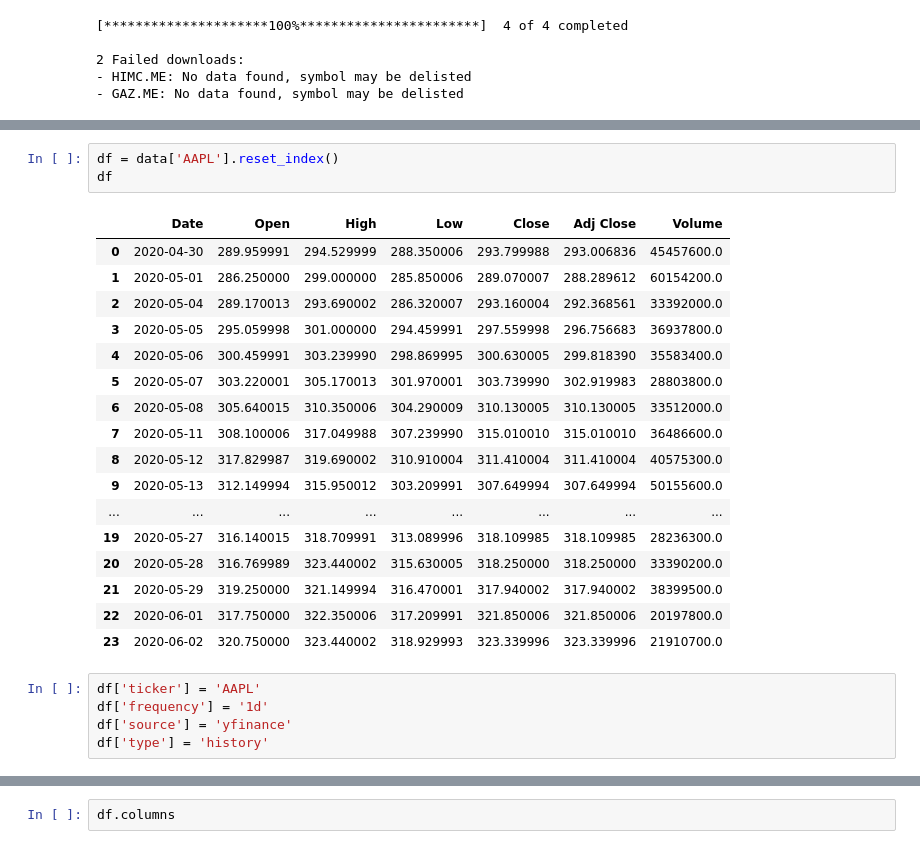
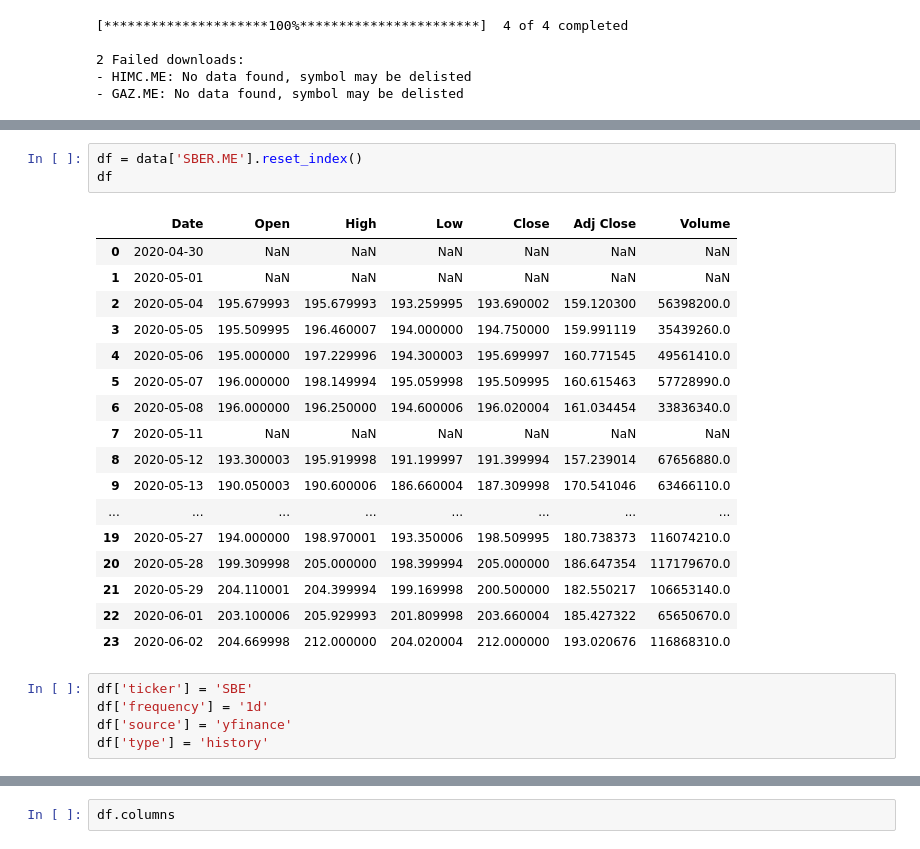
Before and after one commit to hashbash/rocket-market-core, a Jupyter notebook: notebooks/yfinance_tester.ipynb, the cells around one changed output, grey strips where cells are left out. Cells and saved outputs as stored; diff of their text form.

```diff
--- a/notebooks/yfinance_tester.ipynb
+++ b/notebooks/yfinance_tester.ipynb
@@ -188,26 +170,26 @@ df[~df.Close.isna()]
 # %%
-df = data['AAPL'].reset_index()
+df = data['SBER.ME'].reset_index()
 df
 # %% [output]
 |  | Date | Open | High | Low | Close | Adj Close | Volume |
-| 0 | 2020-04-30 | 289.959991 | 294.529999 | 288.350006 | 293.799988 | 293.006836 | 45457600.0 |
-| 1 | 2020-05-01 | 286.250000 | 299.000000 | 285.850006 | 289.070007 | 288.289612 | 60154200.0 |
-| 2 | 2020-05-04 | 289.170013 | 293.690002 | 286.320007 | 293.160004 | 292.368561 | 33392000.0 |
-| 3 | 2020-05-05 | 295.059998 | 301.000000 | 294.459991 | 297.559998 | 296.756683 | 36937800.0 |
-| 4 | 2020-05-06 | 300.459991 | 303.239990 | 298.869995 | 300.630005 | 299.818390 | 35583400.0 |
-| 5 | 2020-05-07 | 303.220001 | 305.170013 | 301.970001 | 303.739990 | 302.919983 | 28803800.0 |
-| 6 | 2020-05-08 | 305.640015 | 310.350006 | 304.290009 | 310.130005 | 310.130005 | 33512000.0 |
-| 7 | 2020-05-11 | 308.100006 | 317.049988 | 307.239990 | 315.010010 | 315.010010 | 36486600.0 |
-| 8 | 2020-05-12 | 317.829987 | 319.690002 | 310.910004 | 311.410004 | 311.410004 | 40575300.0 |
-| 9 | 2020-05-13 | 312.149994 | 315.950012 | 303.209991 | 307.649994 | 307.649994 | 50155600.0 |
+| 0 | 2020-04-30 | NaN | NaN | NaN | NaN | NaN | NaN |
+| 1 | 2020-05-01 | NaN | NaN | NaN | NaN | NaN | NaN |
+| 2 | 2020-05-04 | 195.679993 | 195.679993 | 193.259995 | 193.690002 | 159.120300 | 56398200.0 |
+| 3 | 2020-05-05 | 195.509995 | 196.460007 | 194.000000 | 194.750000 | 159.991119 | 35439260.0 |
+| 4 | 2020-05-06 | 195.000000 | 197.229996 | 194.300003 | 195.699997 | 160.771545 | 49561410.0 |
+| 5 | 2020-05-07 | 196.000000 | 198.149994 | 195.059998 | 195.509995 | 160.615463 | 57728990.0 |
+| 6 | 2020-05-08 | 196.000000 | 196.250000 | 194.600006 | 196.020004 | 161.034454 | 33836340.0 |
+| 7 | 2020-05-11 | NaN | NaN | NaN | NaN | NaN | NaN |
+| 8 | 2020-05-12 | 193.300003 | 195.919998 | 191.199997 | 191.399994 | 157.239014 | 67656880.0 |
+| 9 | 2020-05-13 | 190.050003 | 190.600006 | 186.660004 | 187.309998 | 170.541046 | 63466110.0 |
 | ... | ... | ... | ... | ... | ... | ... | ... |
-| 19 | 2020-05-27 | 316.140015 | 318.709991 | 313.089996 | 318.109985 | 318.109985 | 28236300.0 |
-| 20 | 2020-05-28 | 316.769989 | 323.440002 | 315.630005 | 318.250000 | 318.250000 | 33390200.0 |
-| 21 | 2020-05-29 | 319.250000 | 321.149994 | 316.470001 | 317.940002 | 317.940002 | 38399500.0 |
-| 22 | 2020-06-01 | 317.750000 | 322.350006 | 317.209991 | 321.850006 | 321.850006 | 20197800.0 |
-| 23 | 2020-06-02 | 320.750000 | 323.440002 | 318.929993 | 323.339996 | 323.339996 | 21910700.0 |
+| 19 | 2020-05-27 | 194.000000 | 198.970001 | 193.350006 | 198.509995 | 180.738373 | 116074210.0 |
+| 20 | 2020-05-28 | 199.309998 | 205.000000 | 198.399994 | 205.000000 | 186.647354 | 117179670.0 |
+| 21 | 2020-05-29 | 204.110001 | 204.399994 | 199.169998 | 200.500000 | 182.550217 | 106653140.0 |
+| 22 | 2020-06-01 | 203.100006 | 205.929993 | 201.809998 | 203.660004 | 185.427322 | 65650670.0 |
+| 23 | 2020-06-02 | 204.669998 | 212.000000 | 204.020004 | 212.000000 | 193.020676 | 116868310.0 |
 # %%
-df['ticker'] = 'AAPL'
+df['ticker'] = 'SBE'
 df['frequency'] = '1d'
 df['source'] = 'yfinance'
 df['type'] = 'history'
```
Also changed, not shown: parts of 5 cells of this notebook, 2 other files.
